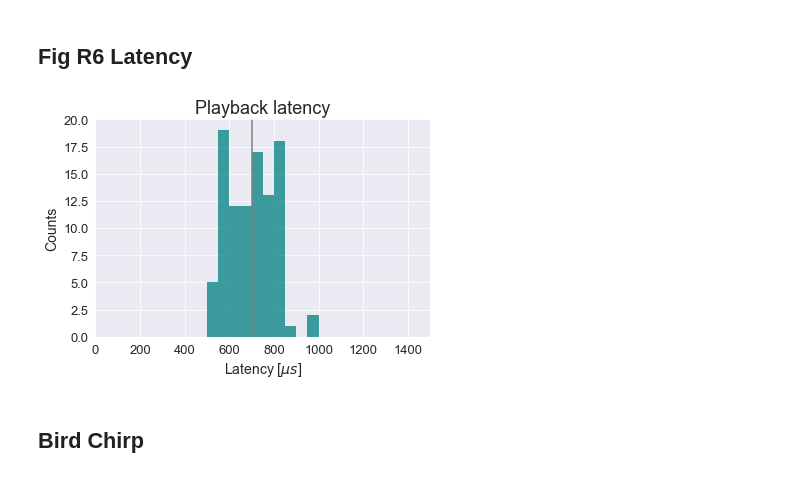
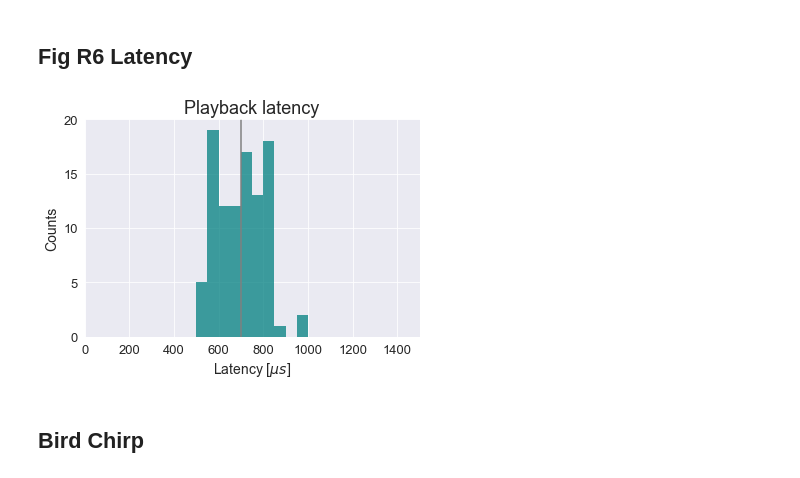
Before and after one commit to bruno-f-cruz/SoundBoard_cfhw, a Jupyter notebook: AnalysisCode/FFT_characterization.ipynb, the cells around one changed output. Saved outputs shown, nothing was run; the diff lists cells and outputs as text; code cells hidden in the pictures.

```diff
--- a/AnalysisCode/FFT_characterization.ipynb
+++ b/AnalysisCode/FFT_characterization.ipynb
@@ -16,6 +16,11 @@ from openpyxl import load_workbook
 
 from AuxFnc_SoundBoard import *
 # %%
+#Path settings
+figureTargetFolder = Path(r'C:\Users\bfpcr\Desktop\SoundBoard_cfhw\PaperFigures')
+dataTargetFolder = Path(r"C:\Users\bfpcr\Desktop\SoundBoard_cfhw\Data")
+
+
 #Global Viz settings
 sns.set_style('darkgrid') # darkgrid, white grid, dark, white and ticks
 plt.rc('axes', titlesize=18)     # fontsize of the axes title
@@ -33,13 +38,12 @@ myColorPal = sns.color_palette("deep")
 myColorPal_pastel = sns.color_palette("pastel")
 
 default_fig_size = (6,4)
-max_freq = 80
-gain_db_scale = (-5, 0.5)
-fft_db_scale = (-200,10)
-fft_noiseAw_db_scale = (-200,-100)
+max_freq = 80 #kHz
+gain_db_scale = (-5, 0.5) #dBs
+fft_db_scale = (-200,10) #dBs
+fft_noiseAw_db_scale = (-200,-100) #dBs
 
-figureTargetFolder = Path(r'C:\Users\bfpcr\Desktop\SoundBoard_cfhw\PaperFigures')
-
+#Aux functions
 def genpath(fileString, targetFolder = figureTargetFolder):
     return targetFolder / (fileString + '.pdf')
 # %% [markdown]
@@ -426,24 +480,25 @@ plt.show()
 # %% [markdown]
 ## Fig R6 Latency
 # %%
-latencyData_path = Path(r"C:\Users\bfpcr\Desktop\SoundBoard_cfhw\Data\Fig R6 Latency.xlsx")
+latencyData_path = dataTargetFolder / "Fig R6 Latency.xlsx"
 lat_raw_data = load_xlsx_sheet(latencyData_path, skiprows = 0, col1 = 0, col2 = 1, sheetName='Sheet1')
 fig = plt.figure(figsize= default_fig_size)
 ax = fig.add_subplot(1,1,1)
 sns.histplot(data = lat_raw_data["Y"], discrete=False, bins = np.arange(0, 1500,50),
              color='teal', edgecolor='none')
 
 plt.vlines(np.median(lat_raw_data["Y"]), 0, 20, colors='gray')
 ax.set_ylabel('Counts')
 ax.set_xlabel(r'Latency [$\mu s$]')
 ax.set_ylim((0, 20))
 ax.set_xlim((0,1500))
 ax.set_title('Playback latency')
+ax.set_yticks(np.arange(0,25,5))
 fig.savefig(genpath(latencyData_path.name + '_' + 'PlaybackLatency'))
 
 fig.show()
 # %% [output]
-[figure, old version]
+[figure, new version]
 # %% [markdown]
 ## Bird Chirp
 # %%
```
Also changed, not shown: parts of 8 cells of this notebook, 3 other files.
